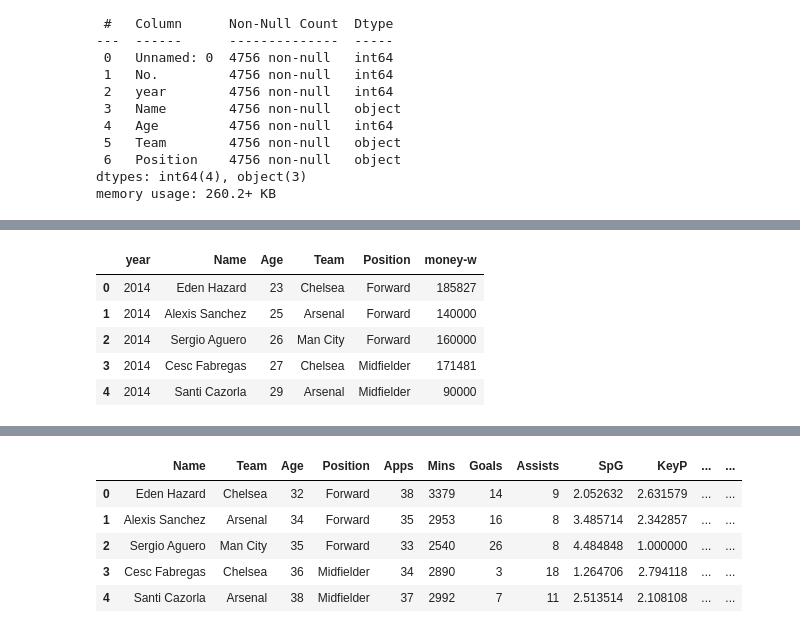
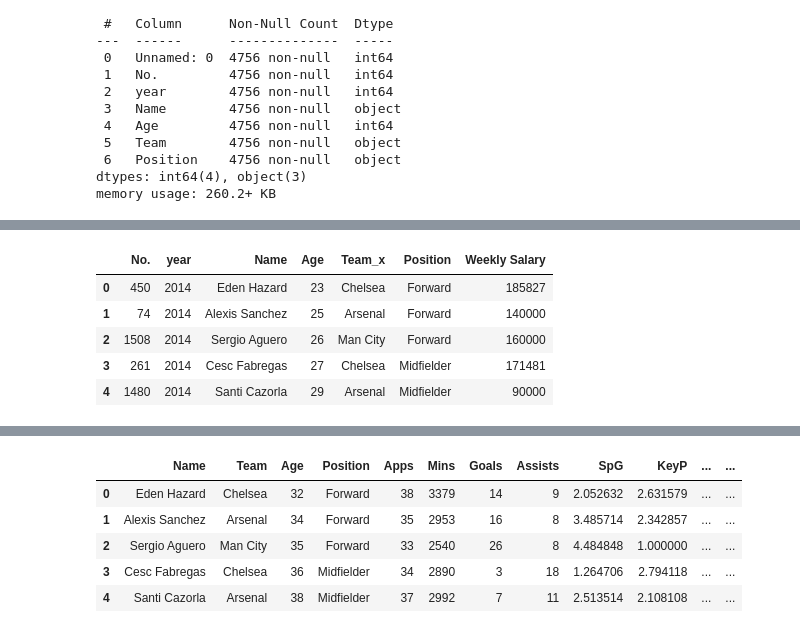
Before and after one commit to LEEINSEO-0118/EPL_EDA_Project, a Jupyter notebook: stat_salary.ipynb, the cells around one changed output, grey strips where cells are left out. Cells and saved outputs as stored; diff of their text form; code cells hidden in the pictures.

```diff
--- a/stat_salary.ipynb
+++ b/stat_salary.ipynb
@@ -98,11 +139,11 @@ memory usage: 429.1+ KB
 # %%
 # 선수 기본 정보와 연봉 데이터만 가지도록 수정
-player_salary = player_salary[['year', 'Name', 'Age', 'Team', 'Position', 'money-w']]
+player_salary = player_salary[['No.', 'year', 'Name', 'Age', 'Team_x', 'Position', 'Weekly Salary']]
 player_salary.head()
 # %% [output]
-|  | year | Name | Age | Team | Position | money-w |
-| 0 | 2014 | Eden Hazard | 23 | Chelsea | Forward | 185827 |
-| 1 | 2014 | Alexis Sanchez | 25 | Arsenal | Forward | 140000 |
-| 2 | 2014 | Sergio Aguero | 26 | Man City | Forward | 160000 |
-| 3 | 2014 | Cesc Fabregas | 27 | Chelsea | Midfielder | 171481 |
-| 4 | 2014 | Santi Cazorla | 29 | Arsenal | Midfielder | 90000 |
+|  | No. | year | Name | Age | Team_x | Position | Weekly Salary |
+| 0 | 450 | 2014 | Eden Hazard | 23 | Chelsea | Forward | 185827 |
+| 1 | 74 | 2014 | Alexis Sanchez | 25 | Arsenal | Forward | 140000 |
+| 2 | 1508 | 2014 | Sergio Aguero | 26 | Man City | Forward | 160000 |
+| 3 | 261 | 2014 | Cesc Fabregas | 27 | Chelsea | Midfielder | 171481 |
+| 4 | 1480 | 2014 | Santi Cazorla | 29 | Arsenal | Midfielder | 90000 |
```
Also changed, not shown: parts of 42 cells of this notebook, 20 other files.
